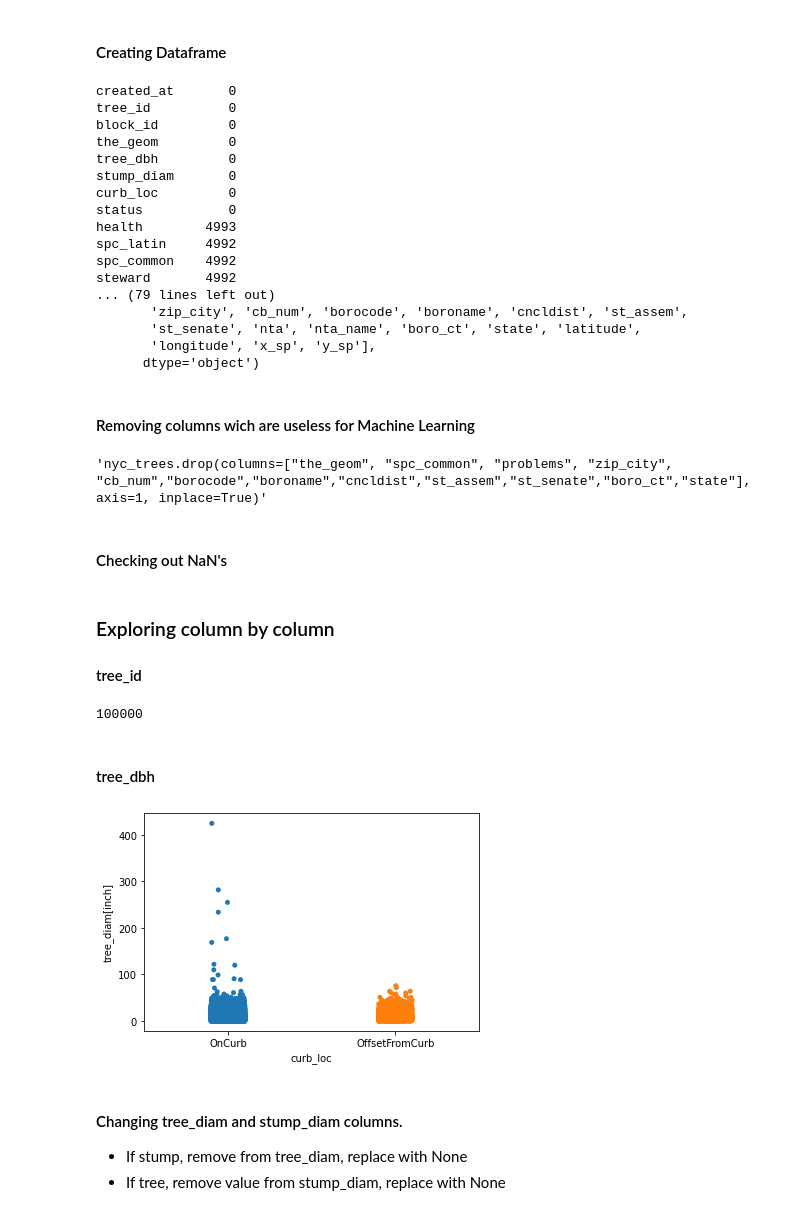
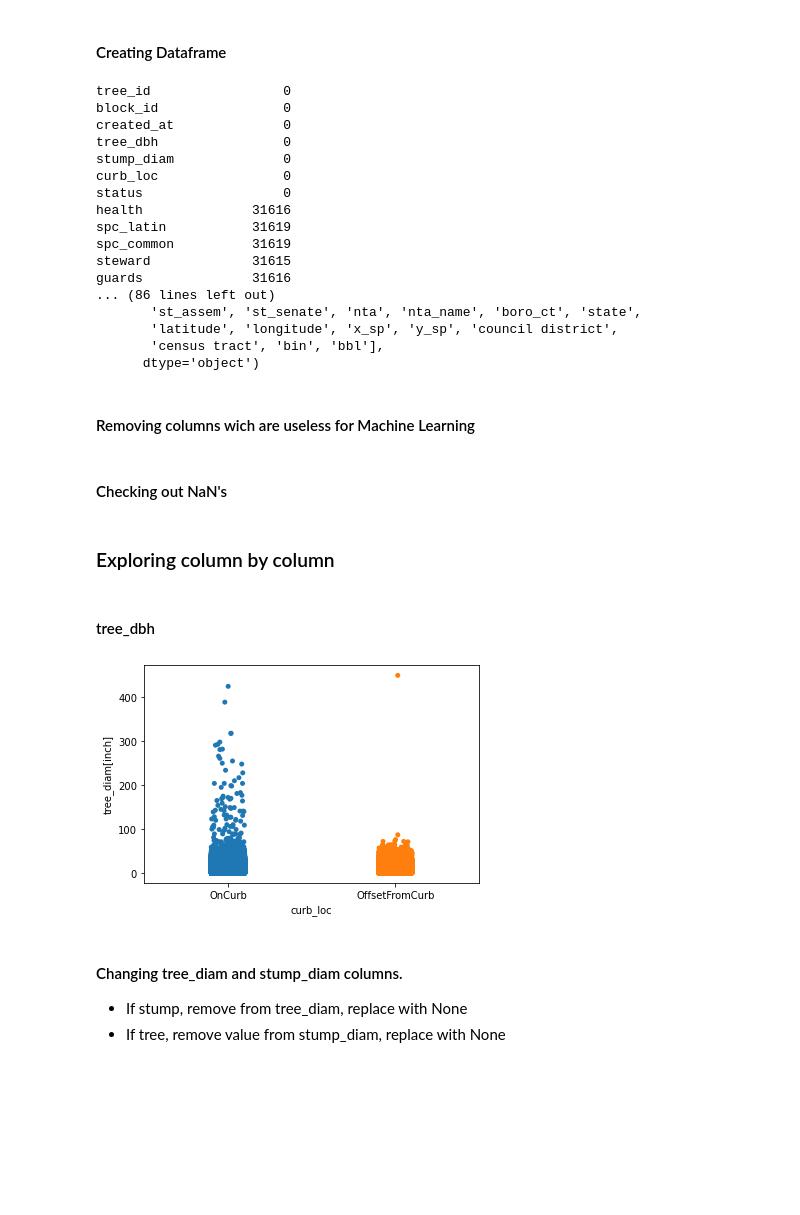
Before and after one commit to matthew-samyn/nyc-trees, a Jupyter notebook: Cleaning_data.ipynb, the cells around one changed output. Drawn from its saved outputs; the diff is of its cells as text; code cells hidden in the pictures; blank space fills up the shorter version.

```diff
--- a/Cleaning_data.ipynb
+++ b/Cleaning_data.ipynb
@@ -6,34 +6,33 @@ import seaborn as sns
 # %% [markdown]
 #### Creating Dataframe
 # %%
-nyc_trees = pd.read_csv("original_data.csv", parse_dates=["created_at"])
+nyc_trees = pd.read_csv("2015_Street_Tree_Census_-_Tree_Data.csv", parse_dates=["created_at"])
 print(nyc_trees.isna().sum())
 print(nyc_trees.dtypes)
 print(nyc_trees.columns)
+nyc_trees.drop_duplicates(inplace=True)
 # %% [output]
-created_at       0
-tree_id          0
-block_id         0
-the_geom         0
-tree_dbh         0
-stump_diam       0
-curb_loc         0
-status           0
-health        4993
-spc_latin     4992
-spc_common    4992
-steward       4992
-... (79 lines left out)
-       'zip_city', 'cb_num', 'borocode', 'boroname', 'cncldist', 'st_assem',
-       'st_senate', 'nta', 'nta_name', 'boro_ct', 'state', 'latitude',
-       'longitude', 'x_sp', 'y_sp'],
+tree_id                 0
+block_id                0
+created_at              0
+tree_dbh                0
+stump_diam              0
+curb_loc                0
+status                  0
+health              31616
+spc_latin           31619
+spc_common          31619
+steward             31615
+guards              31616
+... (86 lines left out)
+       'st_assem', 'st_senate', 'nta', 'nta_name', 'boro_ct', 'state',
+       'latitude', 'longitude', 'x_sp', 'y_sp', 'council district',
+       'census tract', 'bin', 'bbl'],
       dtype='object')
 # %% [markdown]
 #### Removing columns wich are useless for Machine Learning
 # %%
-nyc_trees.drop(columns=["the_geom", "spc_common", "problems", "cb_num","borocode","boroname","cncldist","st_assem","st_senate","boro_ct","state"], axis=1, inplace=True)
+nyc_trees.drop(columns=["block_id","tree_id", "spc_common", "problems","borocode","cncldist","community board","st_assem","st_senate","boro_ct","state","council district","census tract","bin","bbl"], axis=1, inplace=True)
-# %% [output]
-'nyc_trees.drop(columns=["the_geom", "spc_common", "problems", "zip_city", "cb_num","borocode","boroname","cncldist","st_assem","st_senate","boro_ct","state"], axis=1, inplace=True)'
 # %% [markdown]
 #### Checking out NaN's
 # %%
@@ -41,23 +40,18 @@ nan = nyc_trees[nyc_trees["health"].isna() == True]
 nan = nan.drop_duplicates(["health","spc_latin"])
 # %% [markdown]
 ### Exploring column by column
-#### tree_id
-# %%
-len(nyc_trees.tree_id.unique())
-# %% [output]
-100000
 # %% [markdown]
 #### tree_dbh
 # %%
 # Changing column name
 nyc_trees.rename(columns={"tree_dbh":"tree_diam[inch]","stump_diam":"stump_diam[inch]"},inplace=True)
 
 # Outliers in column to None
 sns.stripplot(data=nyc_trees, x="curb_loc", y="tree_diam[inch]", jitter=True)
-tree_dbh_lst = nyc_trees[nyc_trees["tree_diam[inch]"] >= 80].value_counts(["tree_diam[inch]"],ascending=False)
+tree_dbh_lst = nyc_trees[nyc_trees["tree_diam[inch]"] >= 80].index
 nyc_trees.loc[tree_dbh_lst, "tree_diam[inch]"] = None
 # %% [output]
-[figure, old version]
+[figure, new version]
 # %% [markdown]
 #### Changing tree_diam and stump_diam columns.
 * If stump, remove from tree_diam, replace with None
```
Also changed, not shown: parts of 13 cells of this notebook, 1 other file.
